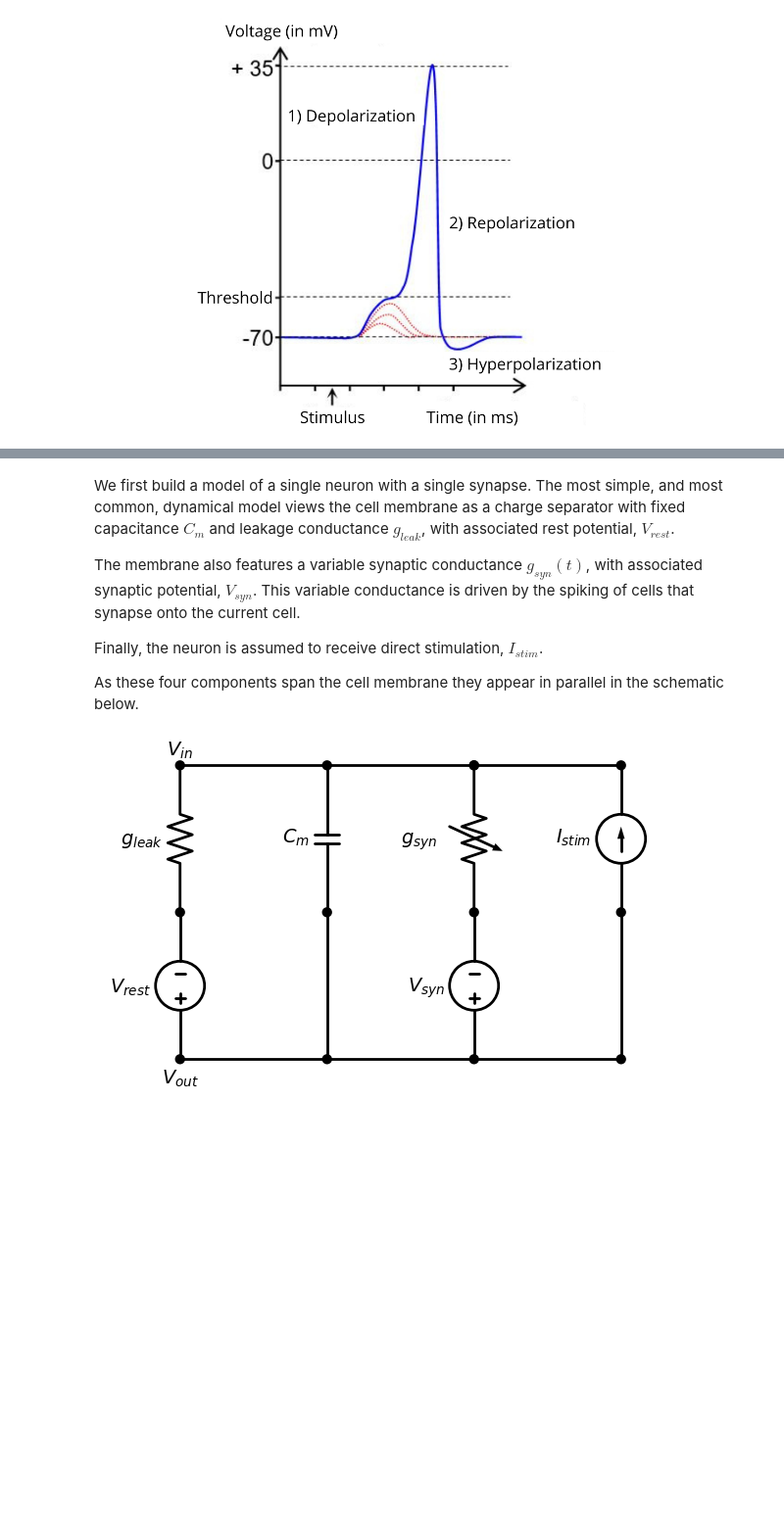
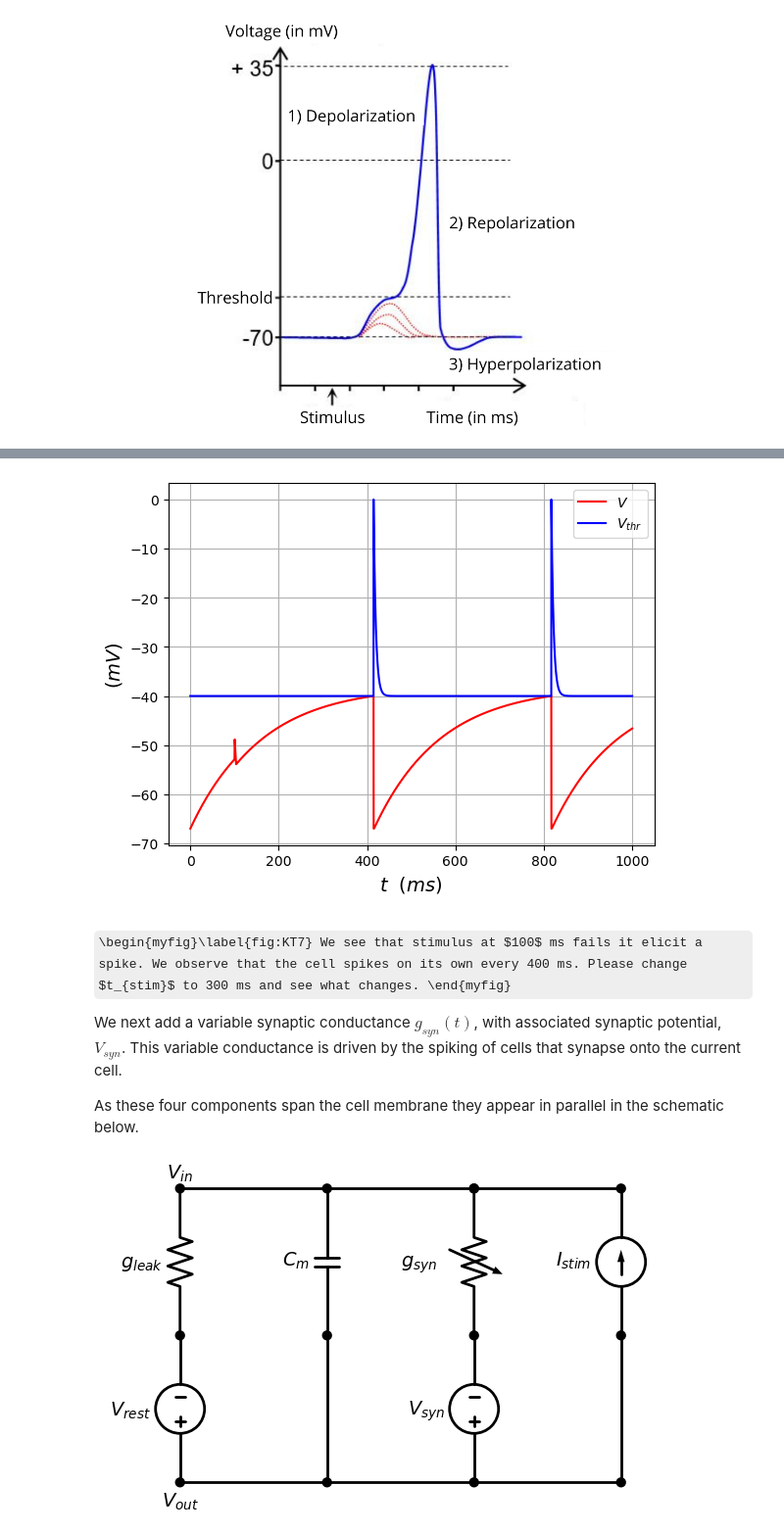
Before and after one commit to steve-cox-LA/EGlove, a Jupyter notebook: TassPlatform.ipynb, the cells around one changed output, grey strips where cells are left out. Shown at 98% size. Saved outputs shown, nothing was run; the diff lists cells and outputs as text; code cells hidden in the pictures; some formulas as TeX source; blank space fills up the shorter version.

Commit message:
Update TassPlatform.ipynb
Kromer Tass dev

```diff
--- a/TassPlatform.ipynb
+++ b/TassPlatform.ipynb
@@ -25,9 +107,72 @@ display(Image(data=image_bytes))
+# %%
+# reproduce figure 7 in Kromer Tass
+
+import numpy as np
+import matplotlib.pyplot as plt
+import math
+
+Tfin = 1000    # ms
+dt = 0.1     # ms
+Nt = math.ceil(Tfin/dt)
+
+gleak = 0.02
+Vrest = -38
+Cm = 3
+
+tref = 1
+Vres = -67
+
+Vthrrest = -40
+Vthrspike = 0
+tauthr = 5
+
+aT = (tauthr - dt/2)/(tauthr + dt/2)
+bT = dt*Vthrrest/(tauthr + dt/2)
+
+V = Vres*np.ones(Nt)
+Vthr = Vthrrest*np.ones(Nt)
+
+T = -10    # time of last spike
+
+t = np.zeros(Nt)
+
+tstim = 100  # ms
+A = 40
+Istim = np.zeros(Nt)
+
+for j in range(1,Nt):
+
+    t[j] = j*dt
+
+    Vthr[j] = aT*Vthr[j-1] + bT    # update Vthr
+
+    Istim[j] = A*(t[j]>tstim)*(t[j]<tstim+0.4) - A*(4/30)*(t[j]>tstim+0.6)*(t[j]<tstim+3.6)    # 0.4ms .2ms and 4ms
+
+    if (t[j]-T) > tref:
+        n1 = (2*Cm/dt - gleak)*V[j-1] + 2*gleak*Vrest + Istim[j] + Istim[j-1]
+        d1 = 2*Cm/dt + gleak
+        tmp = n1/d1
+        if tmp < Vthr[j]:
+            V[j] = tmp                               # update V
+        else:
+            V[j] = Vres
+            T = t[j]       # spike time
+            Vthr[j] = Vthrspike
+    else:
+        V[j] = Vres
+
+plt.plot(t,V,'r')
+plt.plot(t,Vthr,'b')
+plt.grid('on')
+plt.legend(['$V$', '$V_{thr}$'])
+plt.xlabel('$t$  $(ms)$', fontsize=14)
+plt.ylabel('$(mV)$', fontsize=14);
+# %% [output]
+[figure, added]
 # %% [markdown]
-We first build a model of a single neuron with a single synapse. The most simple, and most common, dynamical model views the cell membrane as a charge separator with fixed capacitance $C_m$ and leakage conductance $g_{leak}$, with associated rest potential, $V_{rest}$.
+\begin{myfig}\label{fig:KT7} We see that stimulus at $100$ ms fails it elicit a spike. We observe that the cell spikes on its own every 400 ms. Please change $t_{stim}$ to 300 ms and see what changes. \end{myfig}
 
-The membrane also features a variable synaptic conductance $g_{syn}(t)$, with associated synaptic potential, $V_{syn}$. This variable conductance is driven by the spiking of cells that synapse onto the current cell.
-
-Finally, the neuron is assumed to receive direct stimulation, $I_{stim}$.
+We next add a variable synaptic conductance $g_{syn}(t)$, with associated synaptic potential, $V_{syn}$. This variable conductance is driven by the spiking of cells that synapse onto the current cell.
 
 As these four components span the cell membrane they appear in parallel in the schematic below.
 # %%
```
Also changed, not shown: parts of 6 cells of this notebook.
